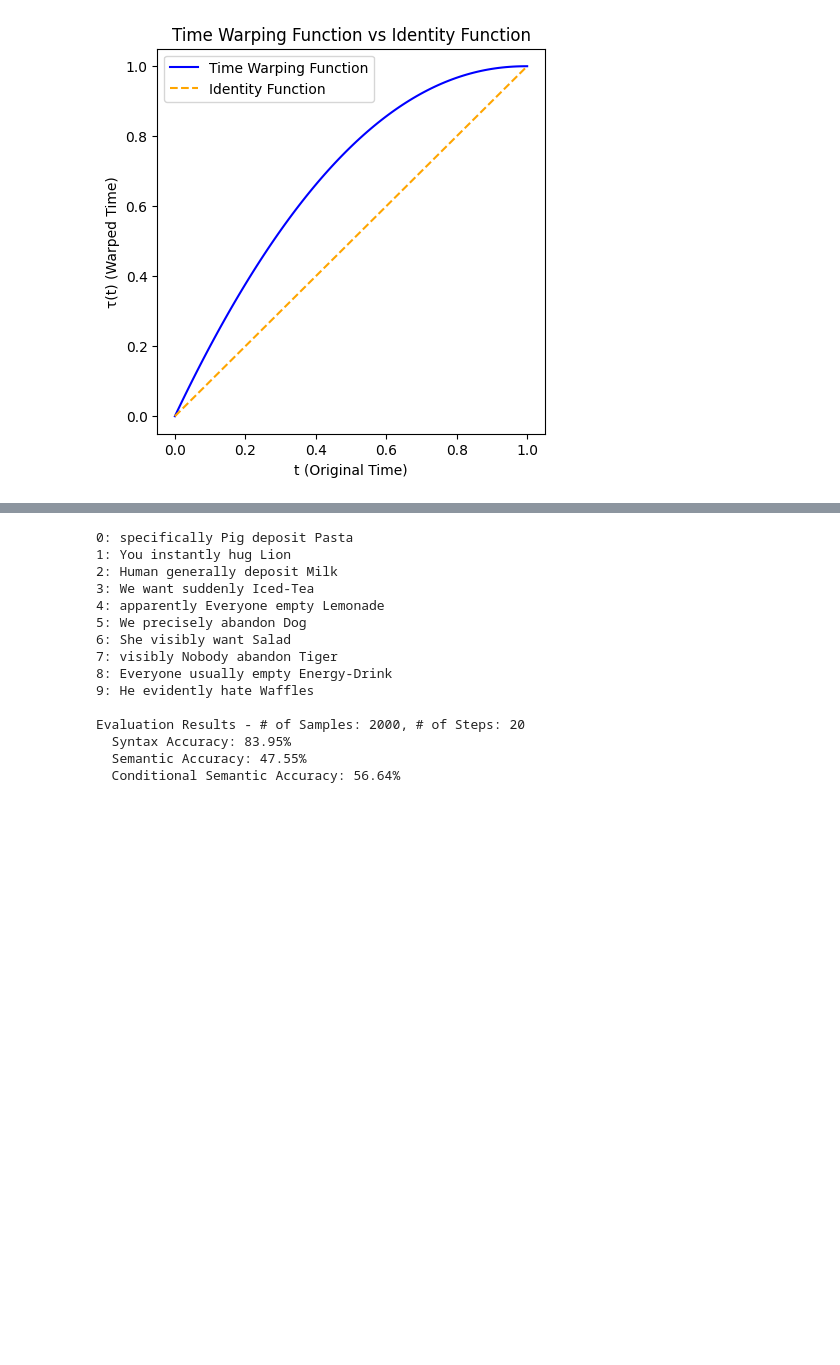
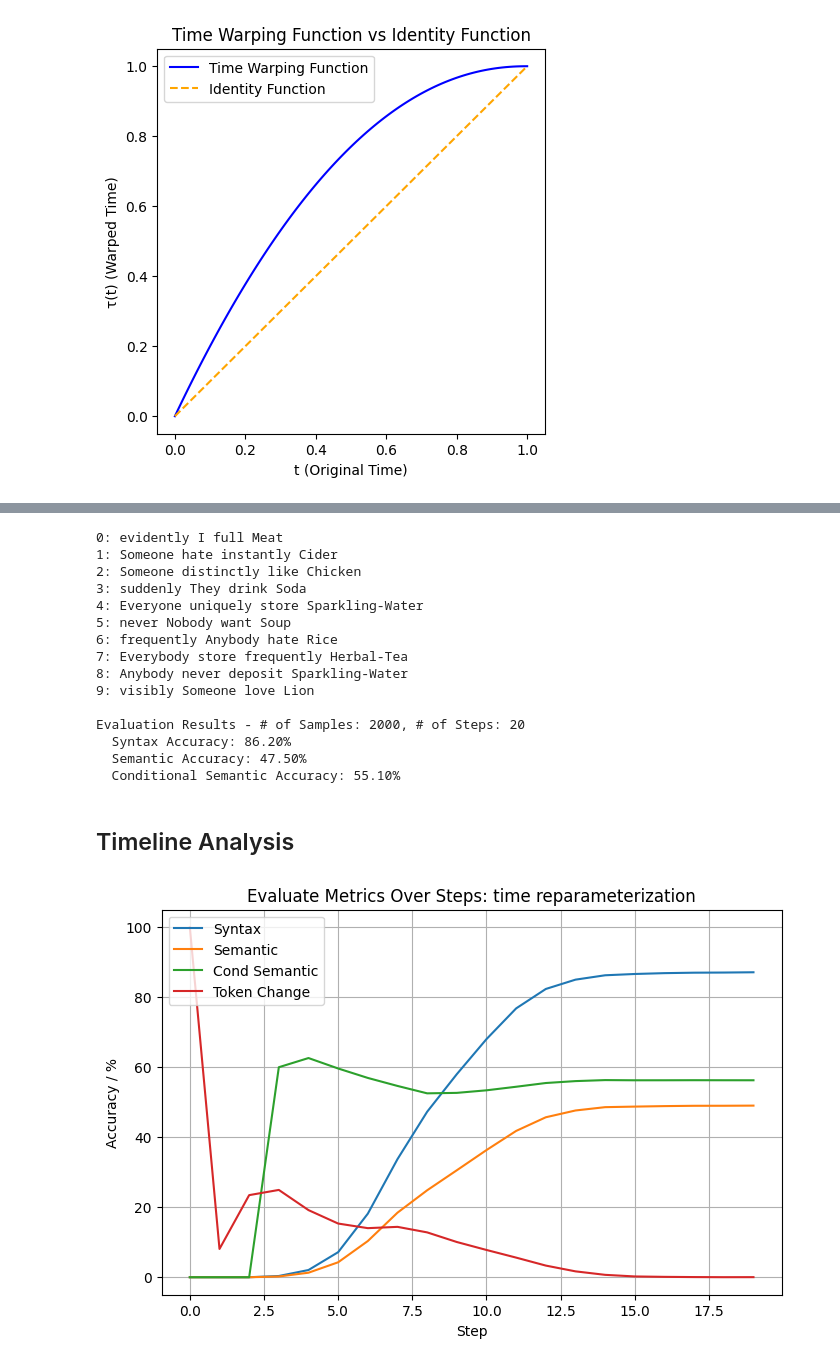
Before and after one commit to RadioActiveBlackTi/nn-experimental-toybooks, a Jupyter notebook: 07-categorical-flow/07-categorical-flow.ipynb, the cells around one changed output, grey strips where cells are left out. Saved outputs shown, nothing was run; the diff lists cells and outputs as text; code cells hidden in the pictures; blank space fills up the shorter version.

Commit message:
07 WIP: timeline metrics

```diff
--- a/07-categorical-flow/07-categorical-flow.ipynb
+++ b/07-categorical-flow/07-categorical-flow.ipynb
@@ -140,7 +140,7 @@ class SinusoidalPositionEmbeddings(nn.Module):
         return embeddings
 # %%
 class FLMDenoiser(nn.Module):
-    def __init__(self, vocab_size, embed_dim=256, num_heads=8, num_layers=4):
+    def __init__(self, vocab_size, embed_dim=128, num_heads=16, num_layers=3):
         super().__init__()
         self.vocab_size = vocab_size
 
@@ -475,18 +482,20 @@ print(f"Evaluation Results - # of Samples: {NUM_SAMPLES}, # of Steps: {NUM_STEPS
 for metric, value in result.items():
     print(f"  {metric}: {value:.2f}%")
 # %% [output]
-0: specifically Pig deposit Pasta
-1: You instantly hug Lion
-2: Human generally deposit Milk
-3: We want suddenly Iced-Tea
-4: apparently Everyone empty Lemonade
-5: We precisely abandon Dog
-6: She visibly want Salad
-7: visibly Nobody abandon Tiger
-8: Everyone usually empty Energy-Drink
-9: He evidently hate Waffles
+0: evidently I full Meat
+1: Someone hate instantly Cider
+2: Someone distinctly like Chicken
+3: suddenly They drink Soda
+4: Everyone uniquely store Sparkling-Water
+5: never Nobody want Soup
+6: frequently Anybody hate Rice
+7: Everybody store frequently Herbal-Tea
+8: Anybody never deposit Sparkling-Water
+9: visibly Someone love Lion
 
 Evaluation Results - # of Samples: 2000, # of Steps: 20
-  Syntax Accuracy: 83.95%
-  Semantic Accuracy: 47.55%
-  Conditional Semantic Accuracy: 56.64%
+  Syntax Accuracy: 86.20%
+  Semantic Accuracy: 47.50%
+  Conditional Semantic Accuracy: 55.10%
+# %% [markdown]
+## Timeline Analysis
@@ -492,0 +586,35 @@ Evaluation Results - # of Samples: 2000, # of Steps: 20
+# %%
+history = sample_flm_text_timeline(
+    rep_model,
+    vocab,
+    num_samples=10000,
+    num_steps=20,
+    time_warper=time_warper,
+)
+
+timeline = evaluate_timeline(history, vocab)
+# %%
+import matplotlib.pyplot as plt
+
+steps = [x["Step"] for x in timeline]
+
+syntax = [x["Syntax Accuracy"] for x in timeline]
+semantic = [x["Semantic Accuracy"] for x in timeline]
+cond_sem = [x["Conditional Semantic Accuracy"] for x in timeline]
+change = [x["Token Change Rate"] for x in timeline]
+
+plt.figure(figsize=(8,5))
+
+plt.plot(steps, syntax, label="Syntax")
+plt.plot(steps, semantic, label="Semantic")
+plt.plot(steps, cond_sem, label="Cond Semantic")
+plt.plot(steps, change, label="Token Change")
+
+plt.xlabel("Step")
+plt.ylabel("Accuracy / %")
+plt.title("Evaluate Metrics Over Steps: time reparameterization")
+plt.legend()
+plt.grid(True)
+plt.show()
+# %% [output]
+[figure, added]
```
Also changed, not shown: parts of 11 cells of this notebook.
